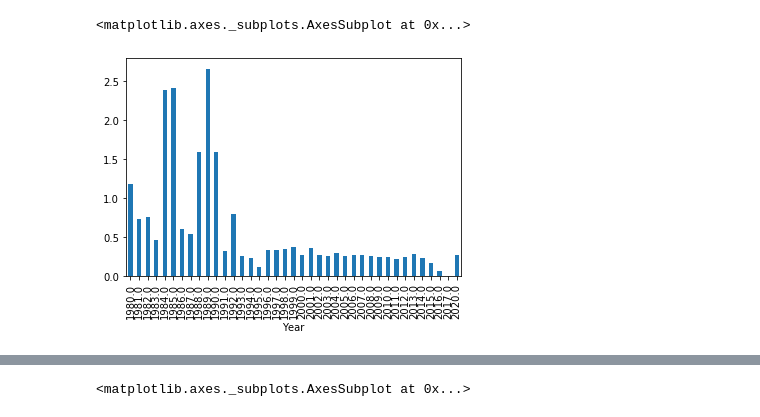
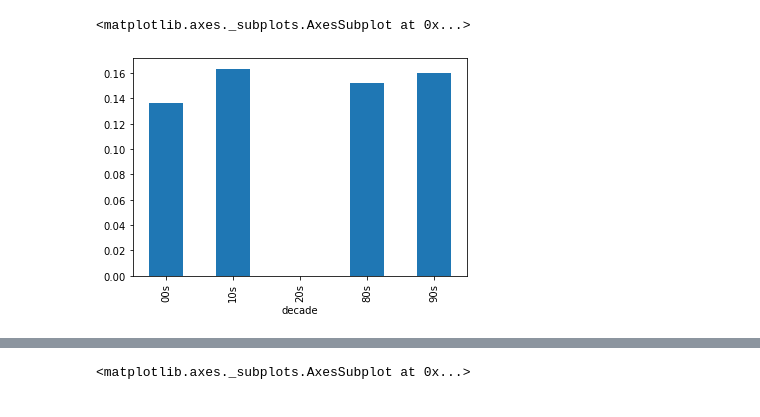
Before and after one commit to DJGump/game_sales_analysis, a Jupyter notebook: video_game_sales_analysis.ipynb, the cells around one changed output, grey strips where cells are left out. Saved outputs shown, nothing was run; the diff lists cells and outputs as text; code cells hidden in the pictures.

```diff
--- a/video_game_sales_analysis.ipynb
+++ b/video_game_sales_analysis.ipynb
@@ -42,3 +53,15 @@ memory usage: 1.4+ MB
 vg_sales = vg_sales.dropna()
 # %% [output]
 [interactive output not drawn]
+# %%
+eighties = list(range(1980, 1990))
+nineties = list(range(1990, 2000))
+oughts = list(range(2000, 2010))
+tens = list(range(2010, 2020))
+twenties = list(range(2020, 2030))
+
+vg_sales["decade"] = "80s"
+vg_sales.loc[vg_sales["Year"].isin(nineties), "decade"] = "90s"
+vg_sales.loc[vg_sales["Year"].isin(oughts), "decade"] = "00s"
+vg_sales.loc[vg_sales["Year"].isin(tens), "decade"] = "10s"
+vg_sales.loc[vg_sales["Year"].isin(twenties), "decade"] = "20s"
@@ -70,10 +110,10 @@ vg_sales.head()
 | 4 | 5 | Pokemon Red/Pokemon Blue | GB | 1996.0 | Role-Playing | Nintendo | 11.27 | 8.89 | 10.22 | 1.00 | ... |
 [interactive output not drawn]
 # %%
-vg_sales.groupby("Year")["NA_Sales"].mean().plot(kind="bar")
+vg_sales.groupby("decade")["EU_Sales"].mean().plot(kind="bar")
 # %% [output]
 <matplotlib.axes._subplots.AxesSubplot at 0x...>
-[figure, old version]
+[figure, new version]
 [interactive output not drawn]
 # %%
 vg_sales.groupby("Genre")["JP_Sales"].mean().plot(kind="bar")
```
Also changed, not shown: parts of 16 cells of this notebook.
